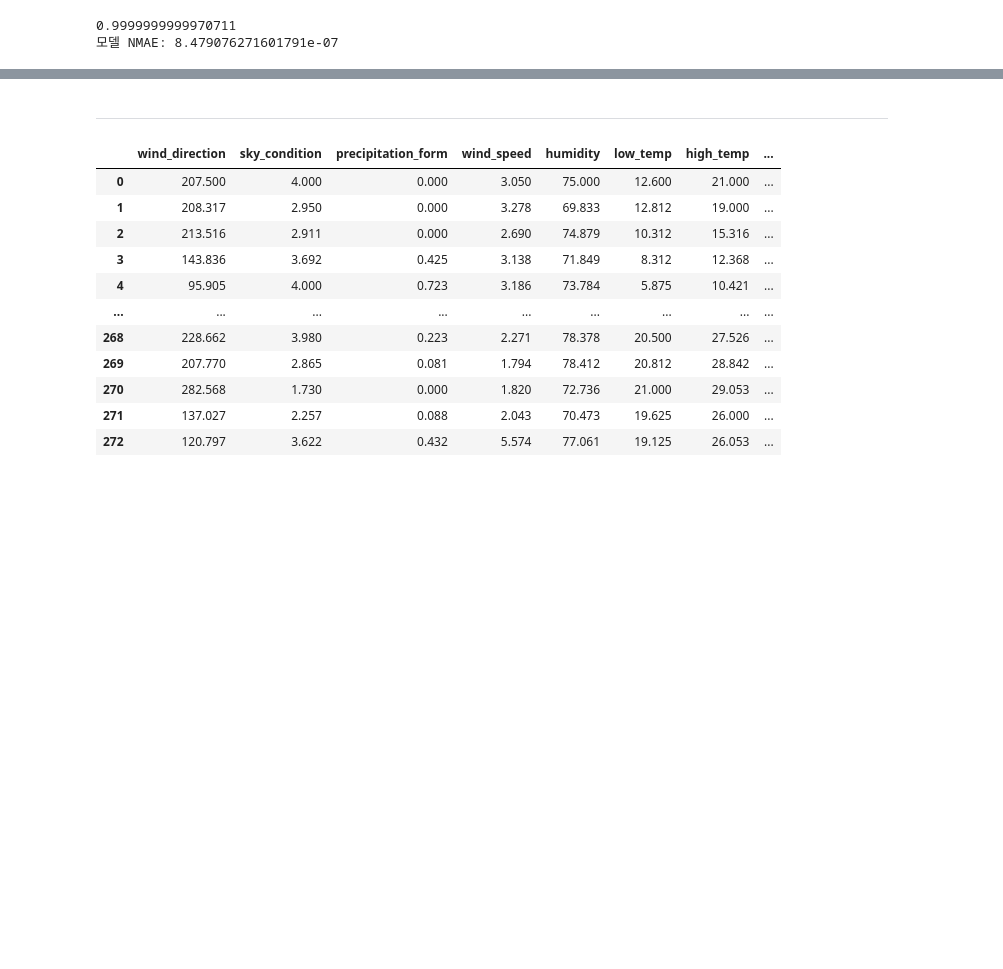
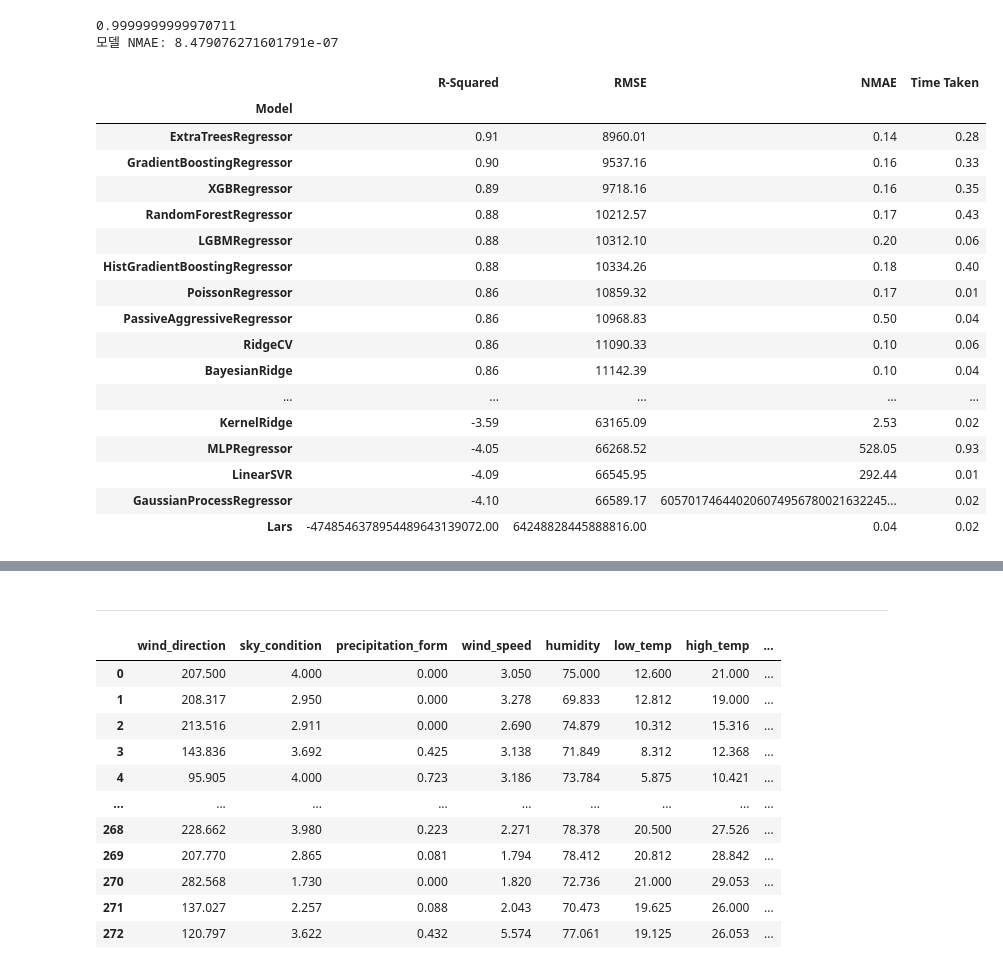
Before and after one commit to solyourock/dacon, a Jupyter notebook: bicycle_modeling.ipynb, the cells around one changed output, grey strips where cells are left out. Cells and saved outputs as stored; diff of their text form; code cells hidden in the pictures; blank space fills up the shorter version.

```diff
--- a/bicycle_modeling.ipynb
+++ b/bicycle_modeling.ipynb
@@ -360,0 +367,29 @@ print(f'모델 NMAE: {nmae}')
+# %%
+def NMAE (y_hat, y):
+    nmae = np.mean(abs(y_hat - y)/y)
+    return nmae
+# %%
+X_train, X_test, y_train, y_test = train_test_split(X_combination, y, random_state=42)
+# %%
+reg = LazyRegressor(verbose = 0, ignore_warnings=True, custom_metric=NMAE)
+models, predictions = reg.fit(X_train, X_test, y_train, y_test)
+models
+# %% [output]
+|  | R-Squared | RMSE | NMAE | Time Taken |
+| Model |  |  |  |  |
+| ExtraTreesRegressor | 0.91 | 8960.01 | 0.14 | 0.28 |
+| GradientBoostingRegressor | 0.90 | 9537.16 | 0.16 | 0.33 |
+| XGBRegressor | 0.89 | 9718.16 | 0.16 | 0.35 |
+| RandomForestRegressor | 0.88 | 10212.57 | 0.17 | 0.43 |
+| LGBMRegressor | 0.88 | 10312.10 | 0.20 | 0.06 |
+| HistGradientBoostingRegressor | 0.88 | 10334.26 | 0.18 | 0.40 |
+| PoissonRegressor | 0.86 | 10859.32 | 0.17 | 0.01 |
+| PassiveAggressiveRegressor | 0.86 | 10968.83 | 0.50 | 0.04 |
+| RidgeCV | 0.86 | 11090.33 | 0.10 | 0.06 |
+| BayesianRidge | 0.86 | 11142.39 | 0.10 | 0.04 |
+| ... | ... | ... | ... | ... |
+| KernelRidge | -3.59 | 63165.09 | 2.53 | 0.02 |
+| MLPRegressor | -4.05 | 66268.52 | 528.05 | 0.93 |
+| LinearSVR | -4.09 | 66545.95 | 292.44 | 0.01 |
+| GaussianProcessRegressor | -4.10 | 66589.17 | 605701746440206074956780021632245... | 0.02 |
+| Lars | -4748546378954489643139072.00 | 64248828445888816.00 | 0.04 | 0.02 |
```
Also changed, not shown: parts of 13 cells of this notebook.
